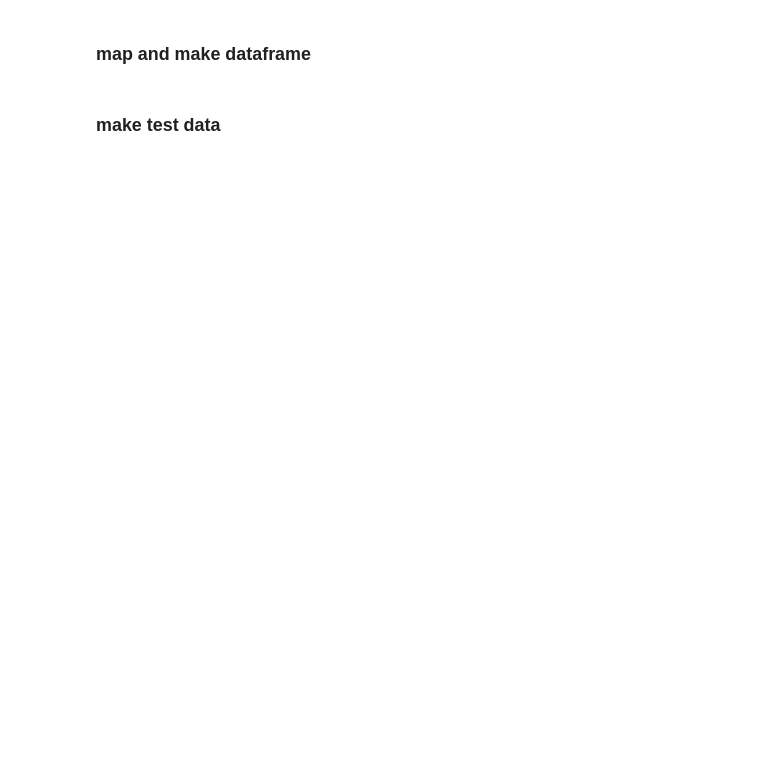
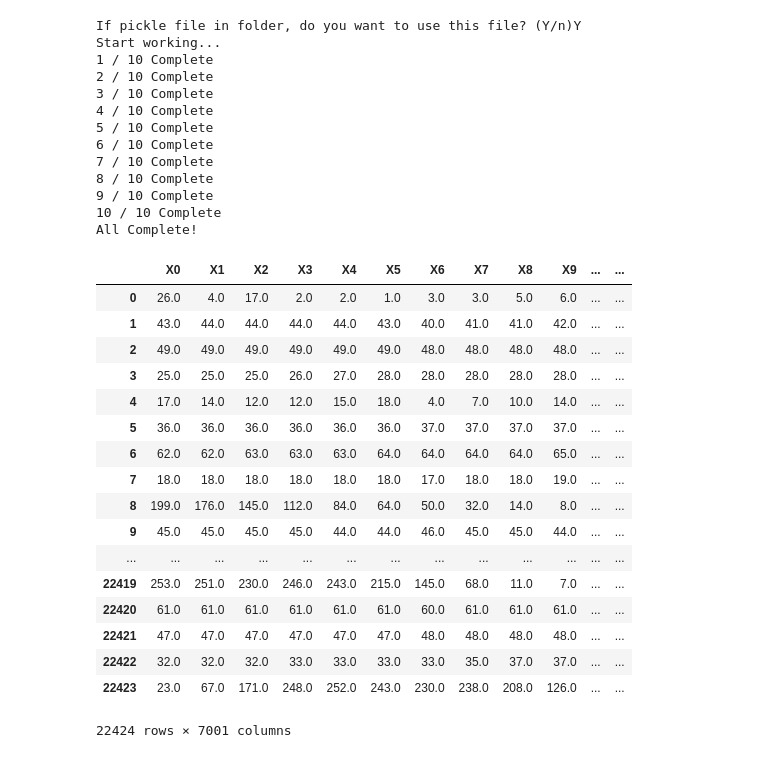
Before and after one commit to kmsmoo/Distracted_Driver_Detection, a Jupyter notebook: image_processing.ipynb, the cells around one changed output. Cells and saved outputs as stored; diff of their text form; code cells hidden in the pictures; blank space fills up the shorter version.

Commit message:
New file: image_processing.ipynb; Make class for image processing

```diff
--- a/image_processing.ipynb
+++ b/image_processing.ipynb
@@ -29,3 +0,0 @@ from functools import reduce
-# %%
-img = Image.open("img/0.jpg")
-img.size
@@ -48,2 +0,0 @@ change_img
-# %%
-gray_img = change_img.convert("L", dither=1) #convert("L") => make grayscale
@@ -79,2 +38,0 @@ def image_processing(path):
-# %% [markdown]
-### map and make dataframe
@@ -91,13 +38,0 @@ def make_dataframe(a):
-# %%
-def make_train_data():
-    df = pd.DataFrame(columns = ["X"+str(i) for i in range(5600)] + ["Y"])
-    for i in range(10):
-        path = "data/c" + str(i)+ ".csv"
-        if path not in os.listdir("data"):
-            data = make_dataframe(i)
-            data.to_csv(path)
-            df = pd.concat([df, data])
-        else:
-            df = pd.concat([df, pd.read_csv(path).ix[:, 1:]])
-        print("{0} / {1} Complete".format(i+1, 10))
-    return df
@@ -104,2 +210,36 @@ def make_train_data():
+# %%
+process = Image_processing()
 # %%
-df = make_train_data()
+process.make_train_data()
+# %% [output]
+If pickle file in folder, do you want to use this file? (Y/n)Y
+Start working...
+1 / 10 Complete
+2 / 10 Complete
+3 / 10 Complete
+4 / 10 Complete
+5 / 10 Complete
+6 / 10 Complete
+7 / 10 Complete
+8 / 10 Complete
+9 / 10 Complete
+10 / 10 Complete
+All Complete!
+|  | X0 | X1 | X2 | X3 | X4 | X5 | X6 | X7 | X8 | X9 | ... | ... |
+| 0 | 26.0 | 4.0 | 17.0 | 2.0 | 2.0 | 1.0 | 3.0 | 3.0 | 5.0 | 6.0 | ... | ... |
+| 1 | 43.0 | 44.0 | 44.0 | 44.0 | 44.0 | 43.0 | 40.0 | 41.0 | 41.0 | 42.0 | ... | ... |
+| 2 | 49.0 | 49.0 | 49.0 | 49.0 | 49.0 | 49.0 | 48.0 | 48.0 | 48.0 | 48.0 | ... | ... |
+| 3 | 25.0 | 25.0 | 25.0 | 26.0 | 27.0 | 28.0 | 28.0 | 28.0 | 28.0 | 28.0 | ... | ... |
+| 4 | 17.0 | 14.0 | 12.0 | 12.0 | 15.0 | 18.0 | 4.0 | 7.0 | 10.0 | 14.0 | ... | ... |
+| 5 | 36.0 | 36.0 | 36.0 | 36.0 | 36.0 | 36.0 | 37.0 | 37.0 | 37.0 | 37.0 | ... | ... |
+| 6 | 62.0 | 62.0 | 63.0 | 63.0 | 63.0 | 64.0 | 64.0 | 64.0 | 64.0 | 65.0 | ... | ... |
+| 7 | 18.0 | 18.0 | 18.0 | 18.0 | 18.0 | 18.0 | 17.0 | 18.0 | 18.0 | 19.0 | ... | ... |
+| 8 | 199.0 | 176.0 | 145.0 | 112.0 | 84.0 | 64.0 | 50.0 | 32.0 | 14.0 | 8.0 | ... | ... |
+| 9 | 45.0 | 45.0 | 45.0 | 45.0 | 44.0 | 44.0 | 46.0 | 45.0 | 45.0 | 44.0 | ... | ... |
+| ... | ... | ... | ... | ... | ... | ... | ... | ... | ... | ... | ... | ... |
+| 22419 | 253.0 | 251.0 | 230.0 | 246.0 | 243.0 | 215.0 | 145.0 | 68.0 | 11.0 | 7.0 | ... | ... |
+| 22420 | 61.0 | 61.0 | 61.0 | 61.0 | 61.0 | 61.0 | 60.0 | 61.0 | 61.0 | 61.0 | ... | ... |
+| 22421 | 47.0 | 47.0 | 47.0 | 47.0 | 47.0 | 47.0 | 48.0 | 48.0 | 48.0 | 48.0 | ... | ... |
+| 22422 | 32.0 | 32.0 | 32.0 | 33.0 | 33.0 | 33.0 | 33.0 | 35.0 | 37.0 | 37.0 | ... | ... |
+| 22423 | 23.0 | 67.0 | 171.0 | 248.0 | 252.0 | 243.0 | 230.0 | 238.0 | 208.0 | 126.0 | ... | ... |
+22424 rows × 7001 columns
@@ -108,2 +245,0 @@ df.reset_index(drop=True).to_csv("data/driver_image.csv")
-# %% [markdown]
-### make test data
```
Also changed, not shown: parts of 29 cells of this notebook, 11 other files.
